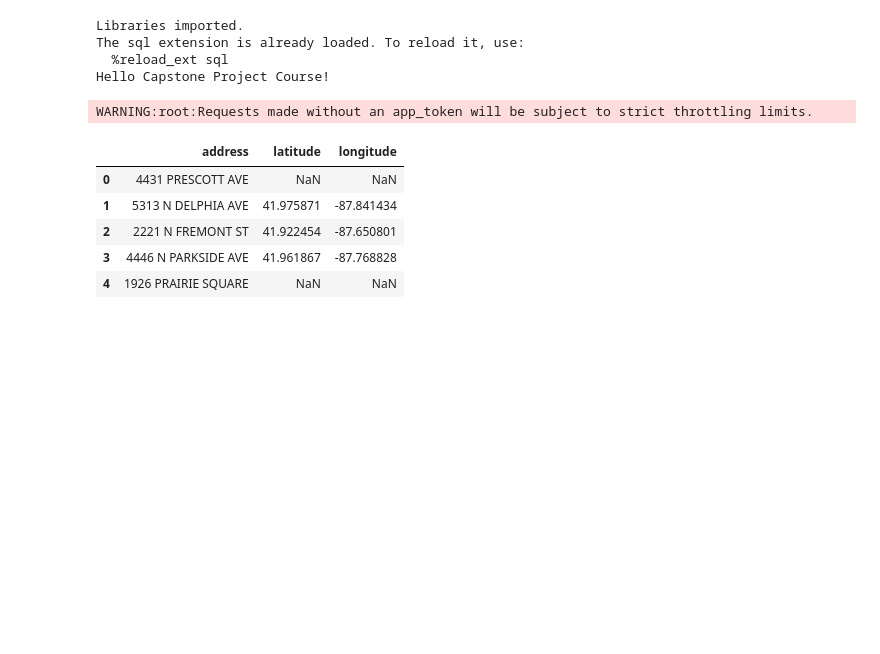
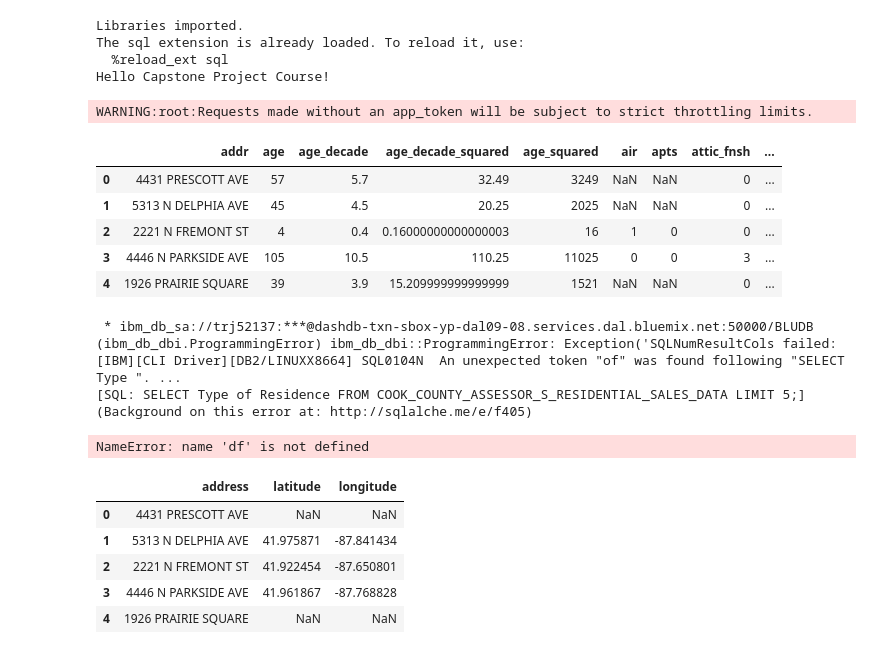
Before and after one commit to weikongwei/Data-Science-Project, a Jupyter notebook: Data Science Capstone Project.ipynb, the cells around one changed output. Saved outputs shown, nothing was run; the diff lists cells and outputs as text; code cells hidden in the pictures; blank space fills up the shorter version.

```diff
--- a/Data Science Capstone Project.ipynb
+++ b/Data Science Capstone Project.ipynb
@@ -49,33 +49,37 @@ Hello Capstone Project Course!
 # %%
 # Importing Cook County Housing Sales Data using API provided by Cook County
 
 # make sure to install these packages before running:
 # pip install pandas
 # !pip install sodapy
 
 import pandas as pd
 from sodapy import Socrata
 
 # Unauthenticated client only works with public data sets. Note 'None'
 # in place of application token, and no username or password:
 client = Socrata("datacatalog.cookcountyil.gov", None)
 
 # Example authenticated client (needed for non-public datasets):
 # client = Socrata(datacatalog.cookcountyil.gov,
 #                  MyAppToken,
 #                  userame="user@example.com",
 #                  password="AFakePassword")
 
 # First 2000 results, returned as JSON from API / converted to Python list of
 # dictionaries by sodapy.
 results = client.get("5pge-nu6u", limit=2000)
 
 # Convert to pandas DataFrame
 results_df = pd.DataFrame.from_records(results)
 sale_2018 = results_df[results_df['sale_year']=='2018']
 sale_2018 = sale_2018.reset_index(drop = True)
-# sale_2018.head()
-house_location = pd.DataFrame(columns = ['address','latitude','longitude'])
-house_location['address'] = sale_2018['addr']
+sale_2018.head()
 # %% [output]
 WARNING:root:Requests made without an app_token will be subject to strict throttling limits.
+|  | addr | age | age_decade | age_decade_squared | age_squared | air | apts | attic_fnsh | ... |
+| 0 | 4431 PRESCOTT AVE | 57 | 5.7 | 32.49 | 3249 | NaN | NaN | 0 | ... |
+| 1 | 5313 N DELPHIA AVE | 45 | 4.5 | 20.25 | 2025 | NaN | NaN | 0 | ... |
+| 2 | 2221 N FREMONT ST | 4 | 0.4 | 0.16000000000000003 | 16 | 1 | 0 | 0 | ... |
+| 3 | 4446 N PARKSIDE AVE | 105 | 10.5 | 110.25 | 11025 | 0 | 0 | 3 | ... |
+| 4 | 1926 PRAIRIE SQUARE | 39 | 3.9 | 15.209999999999999 | 1521 | NaN | NaN | 0 | ... |
@@ -81,0 +99,11 @@ WARNING:root:Requests made without an app_token will be subject to strict thrott
+# %%
+df = %sql SELECT Type_of_Residence FROM COOK_COUNTY_ASSESSOR_S_RESIDENTIAL_SALES_DATA LIMIT 5;
+# %% [output]
+ * ibm_db_sa://trj52137:***@dashdb-txn-sbox-yp-dal09-08.services.dal.bluemix.net:50000/BLUDB
+(ibm_db_dbi.ProgrammingError) ibm_db_dbi::ProgrammingError: Exception('SQLNumResultCols failed: [IBM][CLI Driver][DB2/LINUXX8664] SQL0104N  An unexpected token "of" was found following "SELECT Type ". ...
+[SQL: SELECT Type of Residence FROM COOK_COUNTY_ASSESSOR_S_RESIDENTIAL_SALES_DATA LIMIT 5;]
+(Background on this error at: http://sqlalche.me/e/f405)
+# %%
+df
+# %% [output]
+NameError: name 'df' is not defined
```
Also changed, not shown: parts of 4 cells of this notebook, 4 other files.
